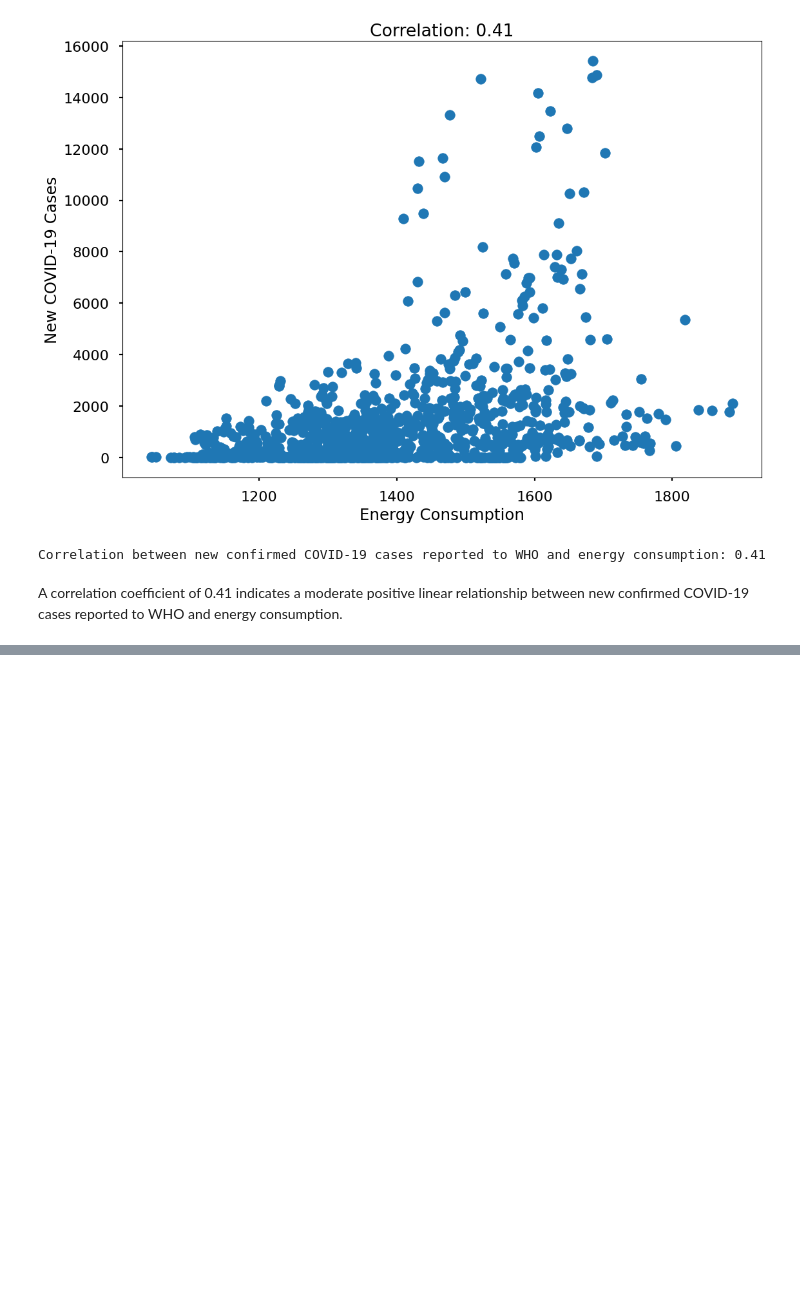
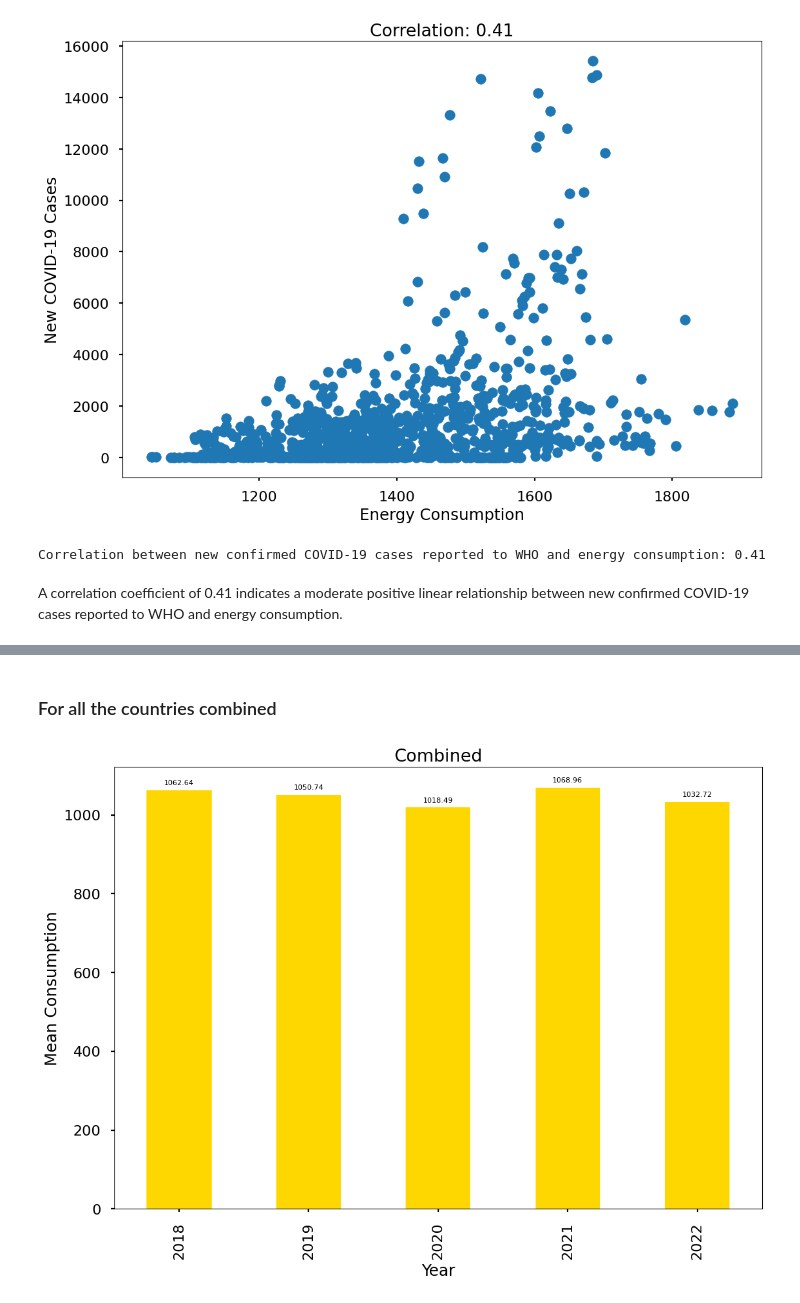
Before and after one commit to ArturKreegipuu/covid19-impact-on-energy-consumption-in-Baltics, a Jupyter notebook: Data analysis.ipynb, the cells around one changed output, grey strips where cells are left out. Cells and saved outputs as stored; diff of their text form; code cells hidden in the pictures; blank space fills up the shorter version.

```diff
--- a/Data analysis.ipynb
+++ b/Data analysis.ipynb
@@ -734,0 +802,18 @@ A correlation coefficient of 0.41 indicates a moderate positive linear relations
+# %% [markdown]
+### For all the countries combined
+# %%
+mean_consumption_per_year_combined = (mean_consumption_per_year_et + mean_consumption_per_year_lv + mean_consumption_per_year_lt) / 3
+bars_combined = mean_consumption_per_year_combined.plot(kind='bar', color='gold')
+
+plt.title('Combined')
+plt.xlabel('Year')
+plt.ylabel('Mean Consumption')
+for bar in bars_combined.patches:
+    plt.annotate(format(bar.get_height(), '.2f'),
+                 (bar.get_x() + bar.get_width() / 2, bar.get_height()),
+                 ha='center', va='center',
+                 size=8, color='black', xytext=(0, 8),
+                 textcoords='offset points')
+plt.show()
+# %% [output]
+[figure, added]
```
Also changed, not shown: parts of 10 cells of this notebook.
